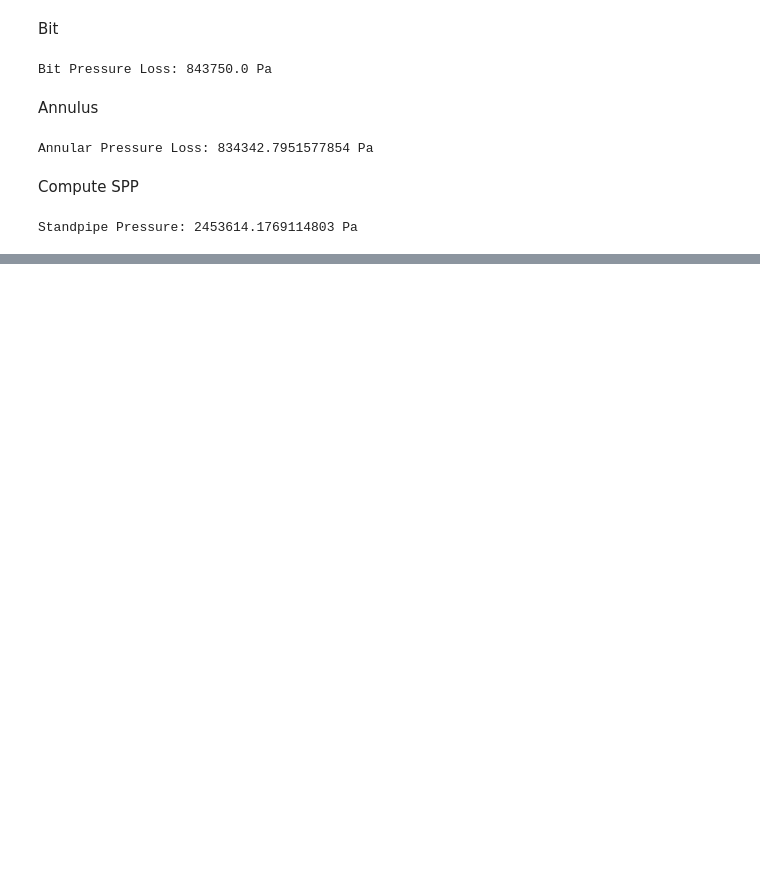
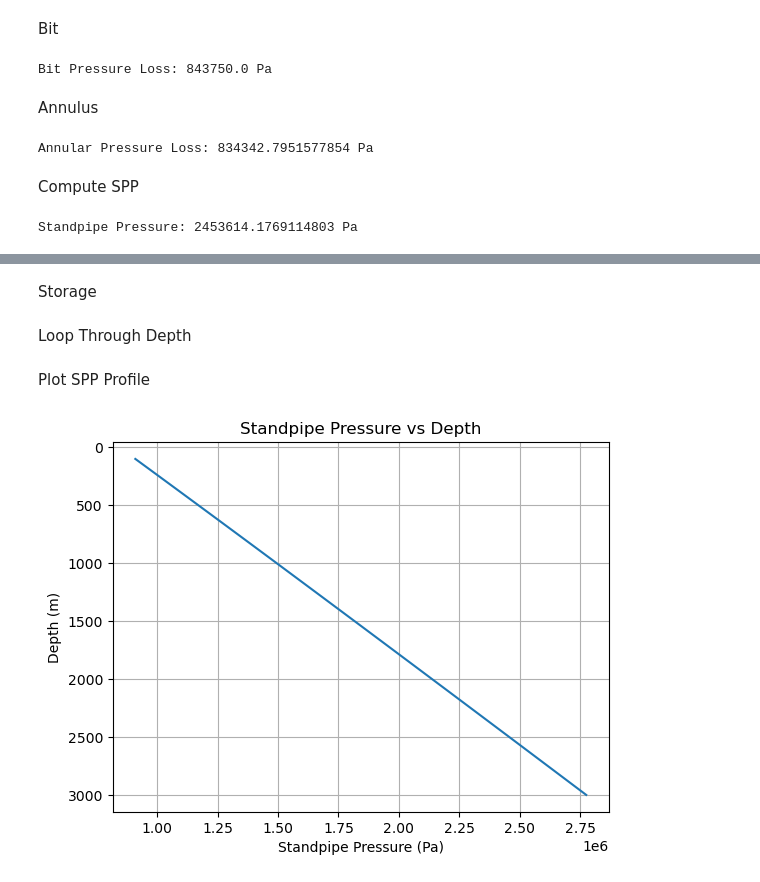
Before and after one commit to Bobi3828/drilling-analytics-engine, a Jupyter notebook: week_04_full_system/notebooks/full_system_analysis.ipynb, the cells around one changed output, grey strips where cells are left out. Drawn from its saved outputs; the diff is of its cells as text; code cells hidden in the pictures; blank space fills up the shorter version.

Commit message:
Week 4 Day 2: Depth-based standpipe pressure simulation with component breakdown

```diff
--- a/week_04_full_system/notebooks/full_system_analysis.ipynb
+++ b/week_04_full_system/notebooks/full_system_analysis.ipynb
@@ -146,0 +149,2 @@ Standpipe Pressure: 2453614.1769114803 Pa
+# %%
+depth_profile = np.linspace(100, 3000, 100)
@@ -146,0 +153,14 @@ Standpipe Pressure: 2453614.1769114803 Pa
+# %%
+surface_temp = 30
+geothermal_gradient = 0.03
+
+temperature_profile = surface_temp + geothermal_gradient * depth_profile
+# %% [markdown]
+Storage
+# %%
+spp_profile = []
+dp_pipe_profile = []
+dp_annulus_profile = []
+dp_bit_profile = []
+# %% [markdown]
+Loop Through Depth
@@ -146,0 +236,18 @@ Standpipe Pressure: 2453614.1769114803 Pa
+# %% [markdown]
+Plot SPP Profile
+# %%
+plt.figure()
+
+plt.plot(spp_profile, depth_profile)
+
+plt.gca().invert_yaxis()
+
+plt.xlabel("Standpipe Pressure (Pa)")
+plt.ylabel("Depth (m)")
+plt.title("Standpipe Pressure vs Depth")
+
+plt.grid(True)
+
+plt.show()
+# %% [output]
+[figure, added]
```
Also changed, not shown: parts of 7 cells of this notebook, 2 other files.
